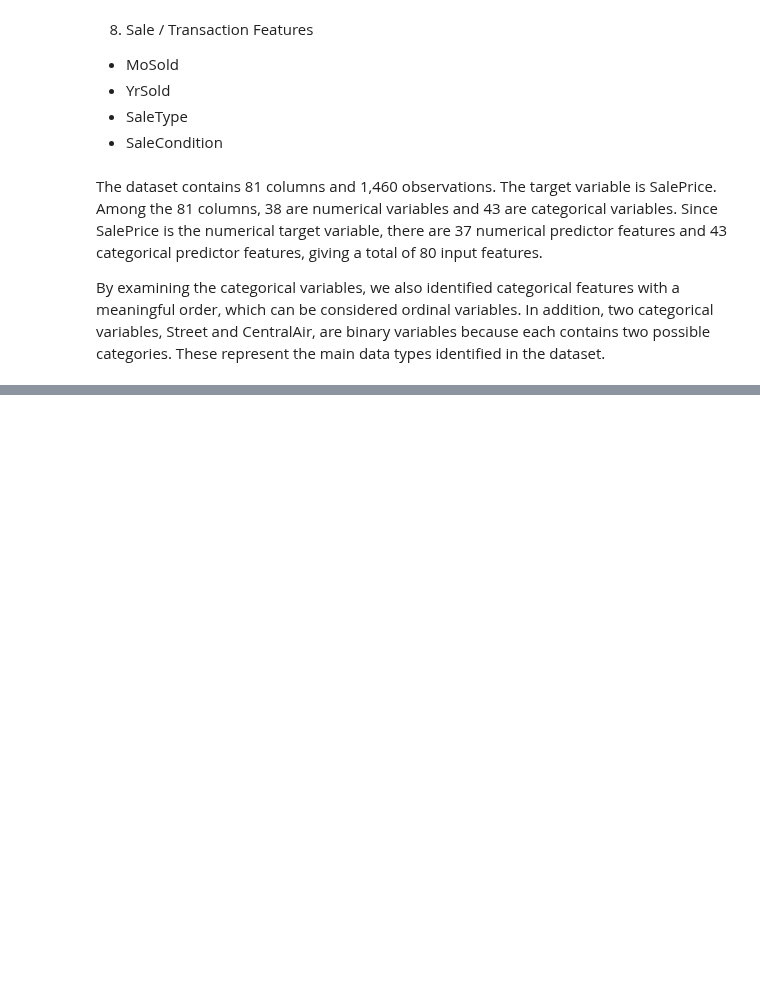
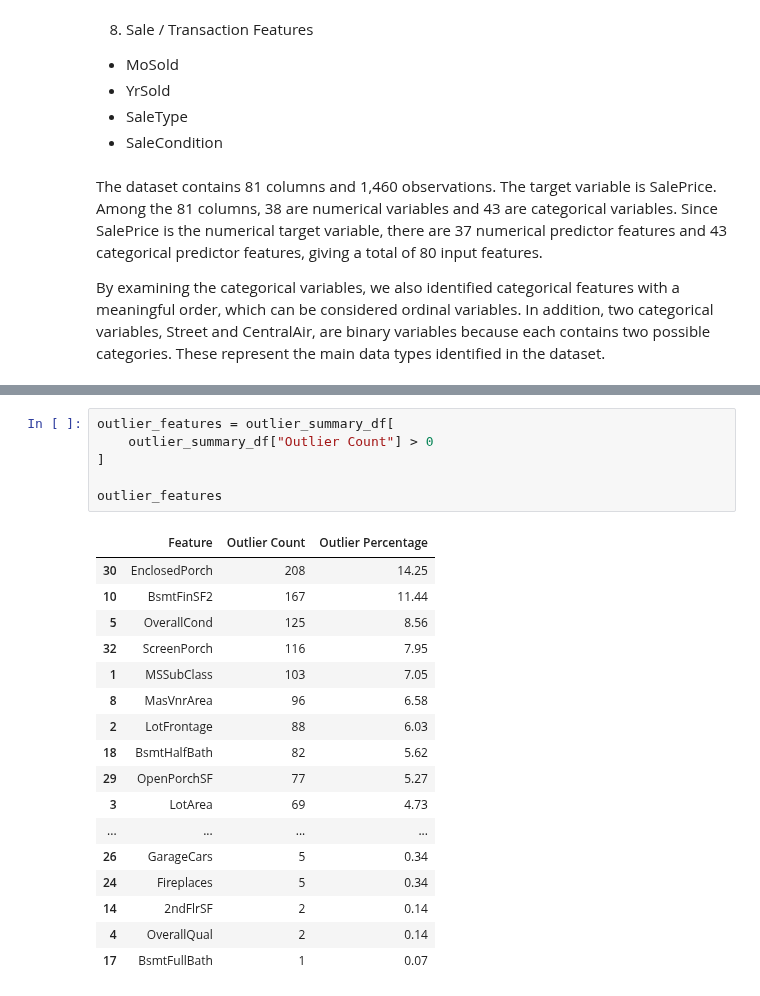
Before and after one commit to VenuriDampahalage/ames-housing-price-prediction, a Jupyter notebook: eda.ipynb, the cells around one changed output, grey strips where cells are left out. Drawn from its saved outputs; the diff is of its cells as text; blank space fills up the shorter version.

```diff
--- a/eda.ipynb
+++ b/eda.ipynb
@@ -435,0 +676,24 @@ By examining the categorical variables, we also identified categorical features
+# %%
+outlier_features = outlier_summary_df[
+    outlier_summary_df["Outlier Count"] > 0
+]
+
+outlier_features
+# %% [output]
+|  | Feature | Outlier Count | Outlier Percentage |
+| 30 | EnclosedPorch | 208 | 14.25 |
+| 10 | BsmtFinSF2 | 167 | 11.44 |
+| 5 | OverallCond | 125 | 8.56 |
+| 32 | ScreenPorch | 116 | 7.95 |
+| 1 | MSSubClass | 103 | 7.05 |
+| 8 | MasVnrArea | 96 | 6.58 |
+| 2 | LotFrontage | 88 | 6.03 |
+| 18 | BsmtHalfBath | 82 | 5.62 |
+| 29 | OpenPorchSF | 77 | 5.27 |
+| 3 | LotArea | 69 | 4.73 |
+| ... | ... | ... | ... |
+| 26 | GarageCars | 5 | 0.34 |
+| 24 | Fireplaces | 5 | 0.34 |
+| 14 | 2ndFlrSF | 2 | 0.14 |
+| 4 | OverallQual | 2 | 0.14 |
+| 17 | BsmtFullBath | 1 | 0.07 |
```
Also changed, not shown: parts of 29 cells of this notebook.
